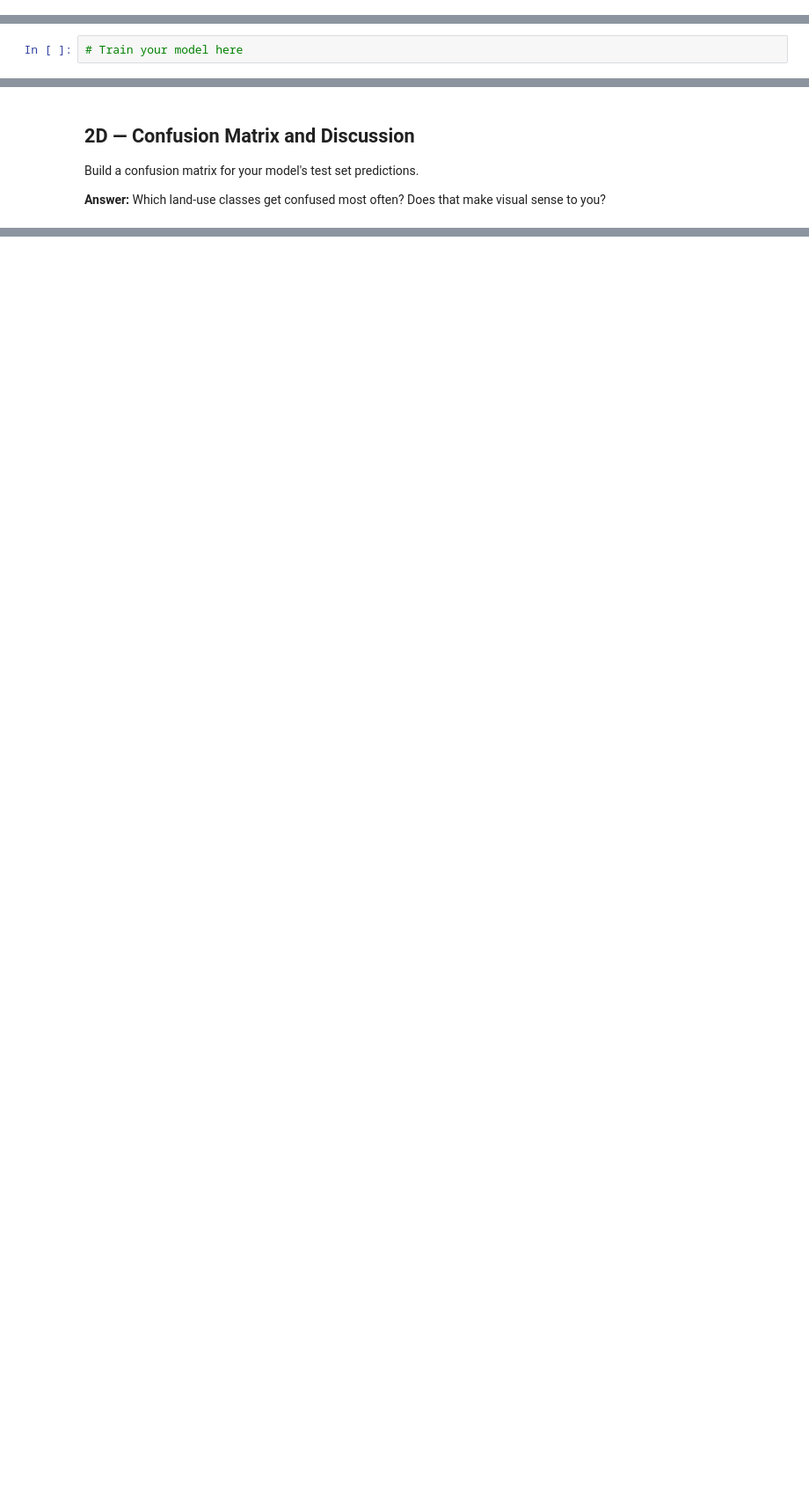
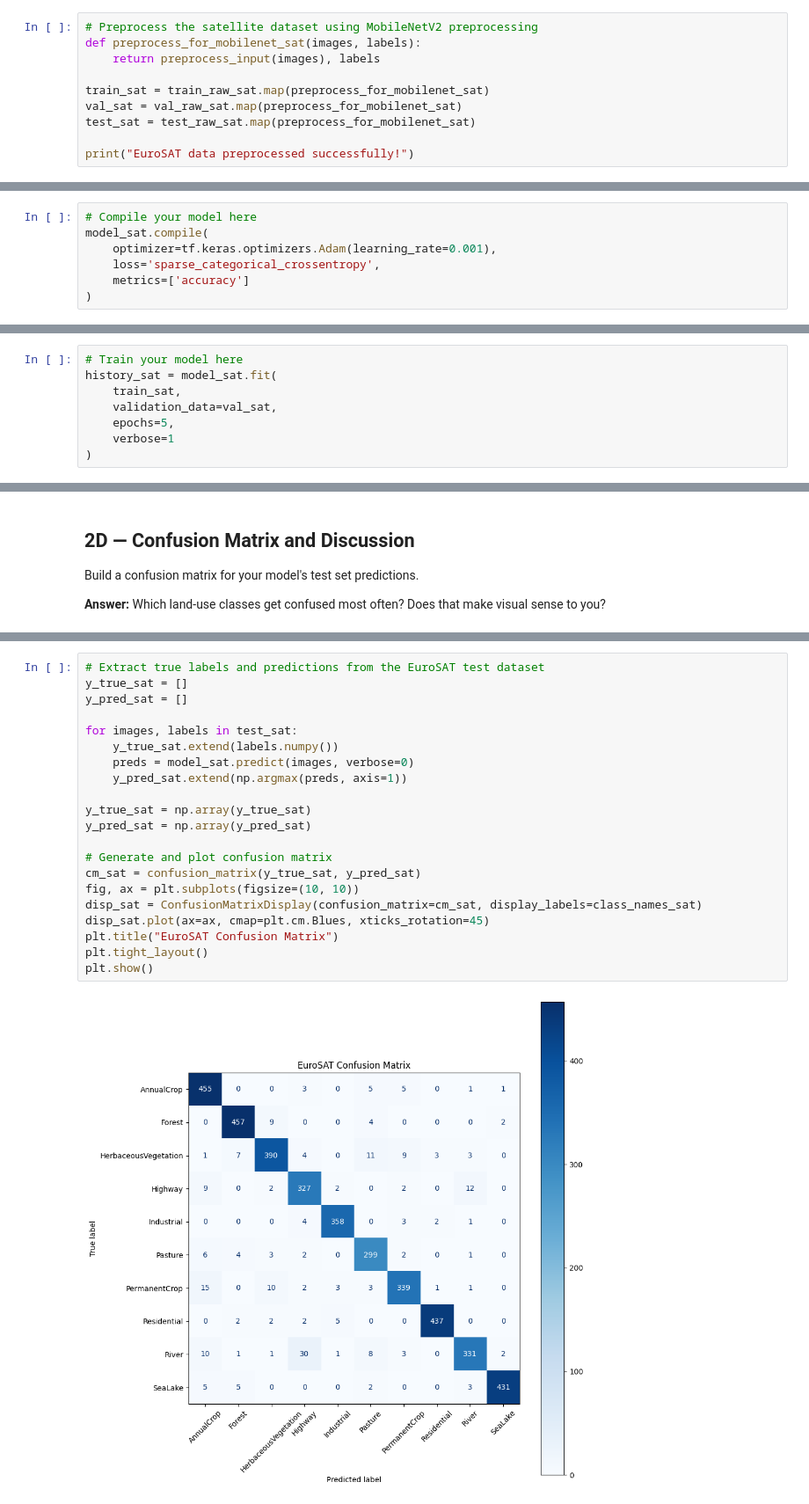
Before and after one commit to LoganBanister/IT480-FA26, a Jupyter notebook: Assignments/Assignment 2/Assignment2_TransferLearning.ipynb, the cells around one changed output, grey strips where cells are left out. Shown at 88% size. Drawn from its saved outputs; the diff is of its cells as text; blank space fills up the shorter version.

```diff
--- a/Assignments/Assignment 2/Assignment2_TransferLearning.ipynb
+++ b/Assignments/Assignment 2/Assignment2_TransferLearning.ipynb
@@ -324,0 +361,10 @@ Preprocess `train_raw_sat`, `val_raw_sat`, and `test_raw_sat` first.
+# %%
+# Preprocess the satellite dataset using MobileNetV2 preprocessing
+def preprocess_for_mobilenet_sat(images, labels):
+    return preprocess_input(images), labels
+
+train_sat = train_raw_sat.map(preprocess_for_mobilenet_sat)
+val_sat = val_raw_sat.map(preprocess_for_mobilenet_sat)
+test_sat = test_raw_sat.map(preprocess_for_mobilenet_sat)
+
+print("EuroSAT data preprocessed successfully!")
@@ -325,4 +406,17 @@ Preprocess `train_raw_sat`, `val_raw_sat`, and `test_raw_sat` first.
+# %%
+# Compile your model here
+model_sat.compile(
+    optimizer=tf.keras.optimizers.Adam(learning_rate=0.001),
+    loss='sparse_categorical_crossentropy',
+    metrics=['accuracy']
+)
 # %% [markdown]
 ## 2C — Train and Evaluate
 # %%
 # Train your model here
+history_sat = model_sat.fit(
+    train_sat,
+    validation_data=val_sat,
+    epochs=5,
+    verbose=1
+)
@@ -340,0 +456,23 @@ Build a confusion matrix for your model's test set predictions.
+# %%
+# Extract true labels and predictions from the EuroSAT test dataset
+y_true_sat = []
+y_pred_sat = []
+
+for images, labels in test_sat:
+    y_true_sat.extend(labels.numpy())
+    preds = model_sat.predict(images, verbose=0)
+    y_pred_sat.extend(np.argmax(preds, axis=1))
+
+y_true_sat = np.array(y_true_sat)
+y_pred_sat = np.array(y_pred_sat)
+
+# Generate and plot confusion matrix
+cm_sat = confusion_matrix(y_true_sat, y_pred_sat)
+fig, ax = plt.subplots(figsize=(10, 10))
+disp_sat = ConfusionMatrixDisplay(confusion_matrix=cm_sat, display_labels=class_names_sat)
+disp_sat.plot(ax=ax, cmap=plt.cm.Blues, xticks_rotation=45)
+plt.title("EuroSAT Confusion Matrix")
+plt.tight_layout()
+plt.show()
+# %% [output]
+[figure, added]
```
Also changed, not shown: parts of 25 cells of this notebook.
